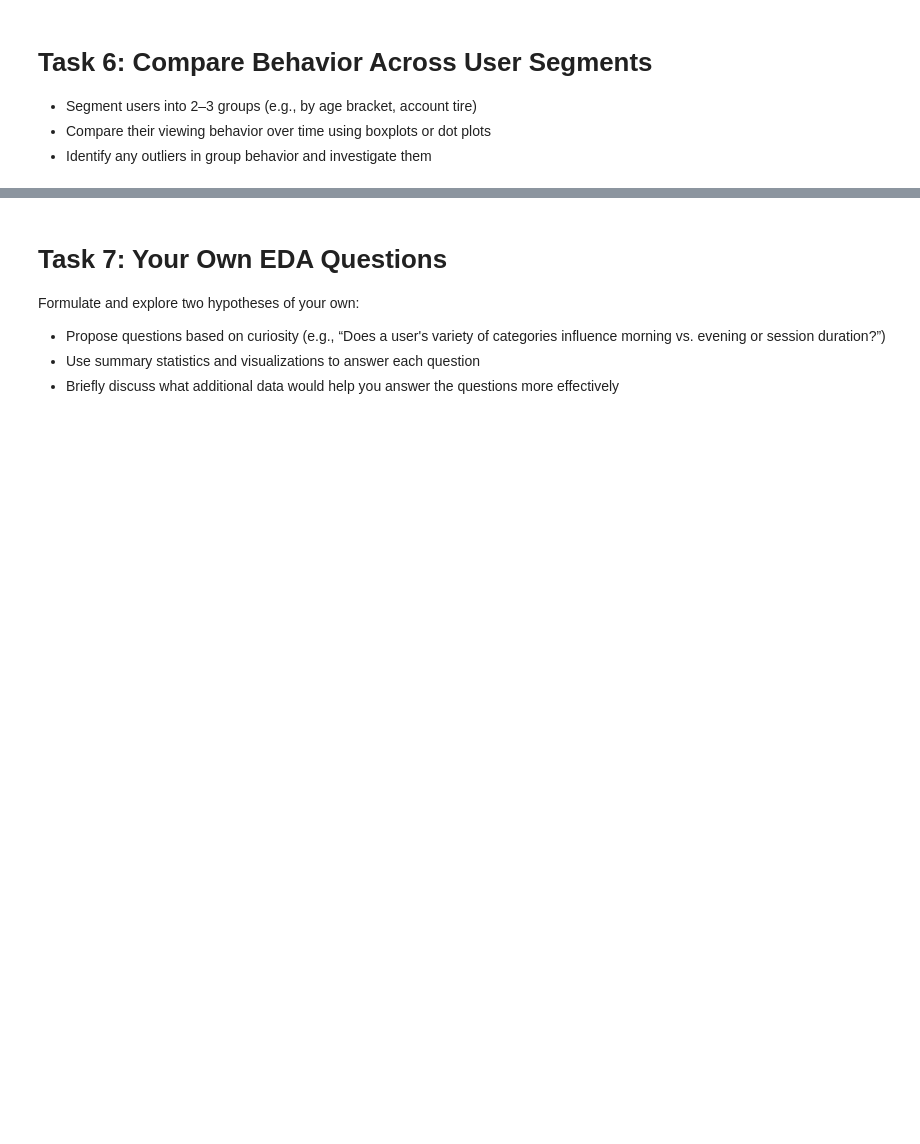
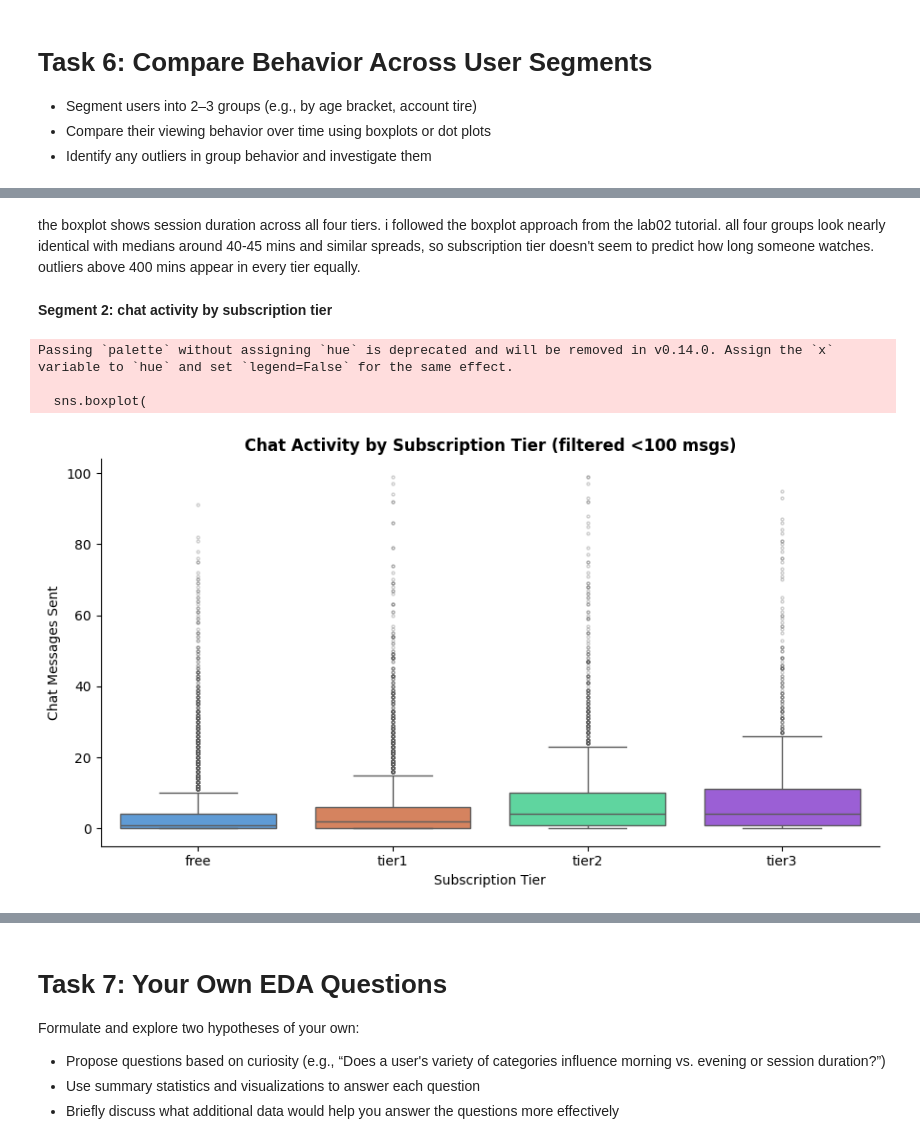
Before and after one commit to MSagri05/Assignment1-Exploratory-Data-Analysis, a Jupyter notebook: IAT461_Assignment01_Scaffold.ipynb, the cells around one changed output, grey strips where cells are left out. Saved outputs shown, nothing was run; the diff lists cells and outputs as text; code cells hidden in the pictures; blank space fills up the shorter version.

```diff
--- a/IAT461_Assignment01_Scaffold.ipynb
+++ b/IAT461_Assignment01_Scaffold.ipynb
@@ -1266,0 +1314,30 @@ in task 5 i computed pairwise correlations between session behavior and viewer f
+# %% [markdown]
+the boxplot shows session duration across all four tiers. i followed the boxplot approach from the lab02 tutorial. all four groups look nearly identical with medians around 40-45 mins and similar spreads, so subscription tier doesn't seem to predict how long someone watches. outliers above 400 mins appear in every tier equally.
+# %% [markdown]
+**Segment 2: chat activity by subscription tier**
+# %%
+# do higher tier subscribers chat more? checking chat_messages_sent across tiers
+# filtering to under 100 messages so the plot is actually readable (outliers crush the scale otherwise)
+fig, ax = plt.subplots(figsize=(9, 5))
+
+sns.boxplot(
+    data=seg_df[seg_df["chat_messages_sent"] < 100],
+    x="subscription_tier",
+    y="chat_messages_sent",
+    order=tier_order,
+    palette=["#4C9BE8", "#E87B4C", "#4CE8A0", "#9B4CE8"],
+    flierprops=dict(marker='o', markersize=2, alpha=0.3),
+    ax=ax
+)
+
+ax.set_title("Chat Activity by Subscription Tier (filtered <100 msgs)", fontweight="bold")
+ax.set_xlabel("Subscription Tier")
+ax.set_ylabel("Chat Messages Sent")
+sns.despine()
+plt.tight_layout()
+plt.show()
+# %% [output]
+Passing `palette` without assigning `hue` is deprecated and will be removed in v0.14.0. Assign the `x` variable to `hue` and set `legend=False` for the same effect.
+
+  sns.boxplot(
+[figure, added]
```
Also changed, not shown: parts of 32 cells of this notebook.
